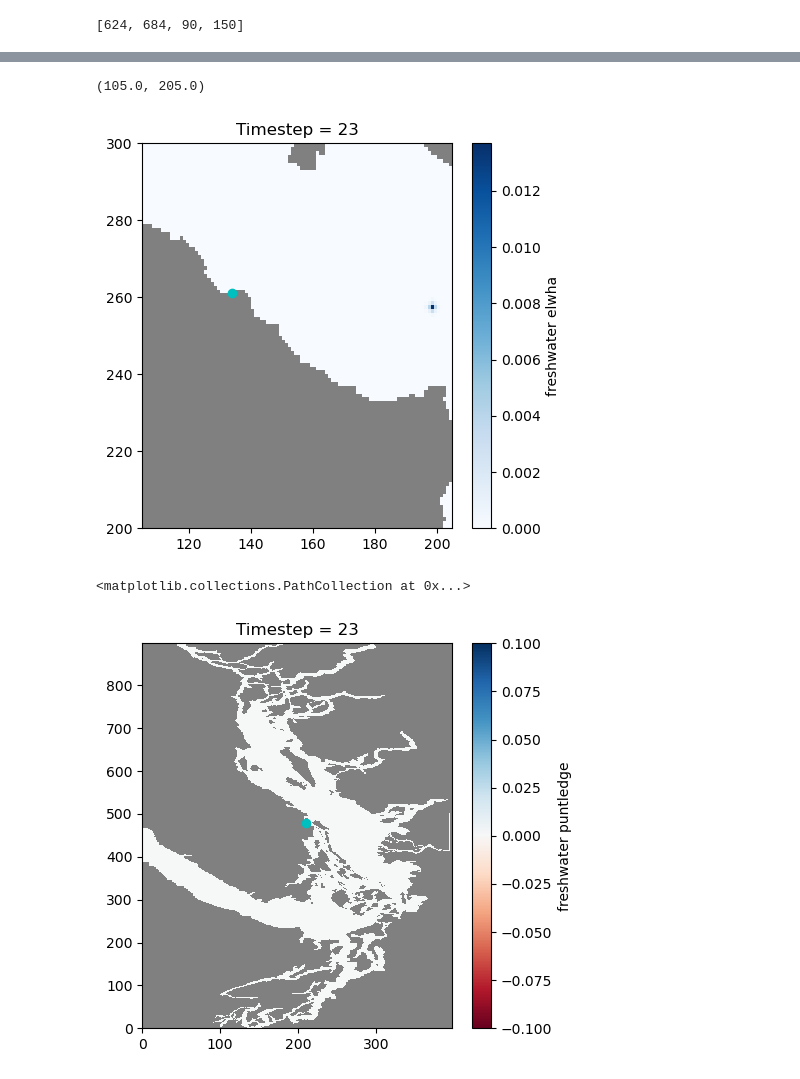
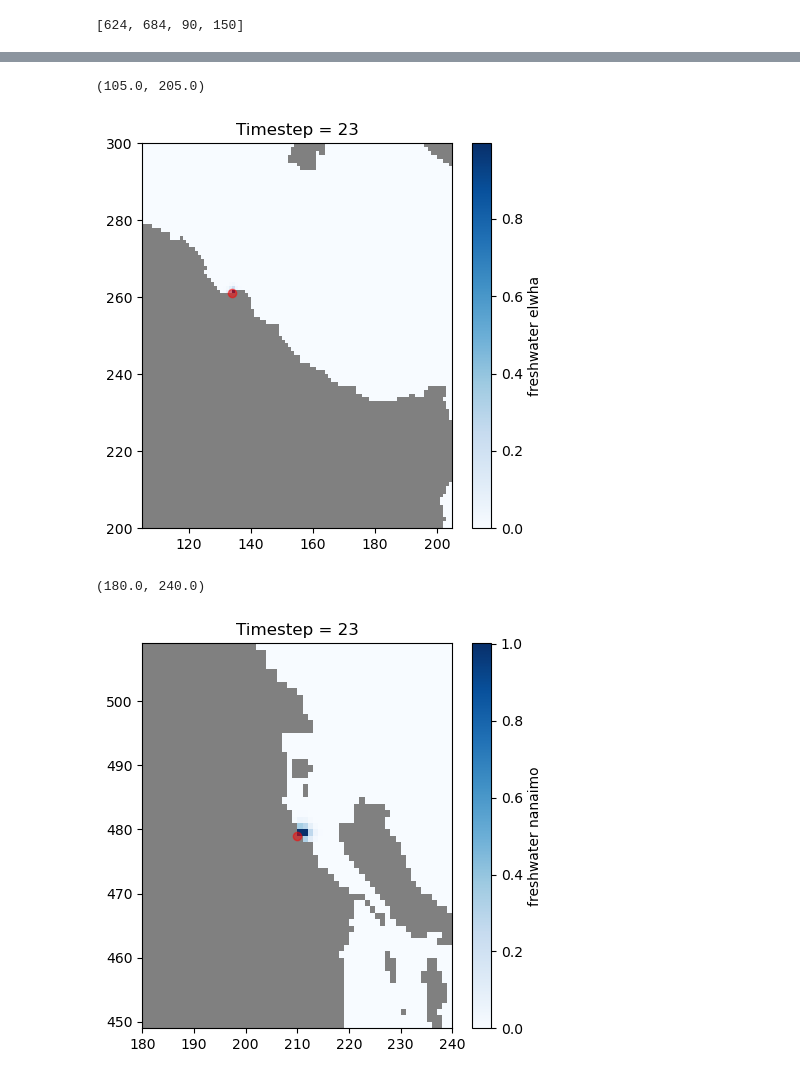
Before and after one commit to SalishSeaCast/analysis-cassidy, a Jupyter notebook: notebooks/river_dye_trace/look_at_results.ipynb, the cells around one changed output, grey strips where cells are left out. Drawn from its saved outputs; the diff is of its cells as text; code cells hidden in the pictures.

```diff
--- a/notebooks/river_dye_trace/look_at_results.ipynb
+++ b/notebooks/river_dye_trace/look_at_results.ipynb
@@ -63,6 +65,8 @@ phys_rivers02 = xr.open_dataset('01mar23_riv_outputs/SalishSea_1h_20230301_20230
 # %%
 fw_rivers = xr.open_dataset('01mar23_riv_outputs/SalishSea_1h_20230301_20230301_rivr_T.nc')
-fw_rivers02 = xr.open_dataset('01mar23_riv_outputs/SalishSea_1h_20230301_20230301_rivr_T.nc')
+fw_rivers02 = xr.open_dataset('01mar23_riv_outputs02/SalishSea_1h_20230301_20230301_rivr_T.nc')
+fw_rivers03 = xr.open_dataset('01mar23_riv_outputs03/SalishSea_1h_20230301_20230301_rivr_T.nc')
+fw_rivers04 = xr.open_dataset('01mar23_riv_outputs04/SalishSea_1h_20230301_20230301_rivr_T.nc')
 # %%
 uvels = xr.open_dataset('01mar23_fix/SalishSea_1h_20230401_20230401_grid_U.nc')
 # %%
@@ -281,37 +341,34 @@ tstep = 23
 cmap = mpl.colormaps['Blues']
 cmap.set_bad('gray')
 fig, ax = plt.subplots(1, 1, figsize=(5, 5))
-freshwater = np.ma.masked_array(fw_rivers02.elwha_river[tstep, 0], mask=tmask[0])
+freshwater = np.ma.masked_array(fw_rivers04.elwha_river[tstep, 0], mask=tmask[0])
 colours = ax.pcolormesh(freshwater, cmap=cmap)
 cb = fig.colorbar(colours, ax=ax)
 cb.set_label('freshwater elwha')
 ax.set_title('Timestep = {}'.format(str(tstep)))
-ax.scatter(rivers.prop_dict['jdf']['Elwha']['j'],rivers.prop_dict['jdf']['Elwha']['i'],color='c')
-# ax.set_ylim(Puntledge[0], Puntledge[1])
-# ax.set_xlim(Puntledge[2], Puntledge[3])
+ax.scatter(rivers.prop_dict['jdf']['Elwha']['j'],rivers.prop_dict['jdf']['Elwha']['i'],color='r', alpha = 0.5)
+ax.set_ylim(Elwha[0], Elwha[1])
+ax.set_xlim(Elwha[2], Elwha[3])
 
 ax.set_ylim(200, 300)
 ax.set_xlim(105, 205)
 # %% [output]
 (105.0, 205.0)
-[figure, old version]
+[figure, new version]
 # %%
 tstep = 23
 
-cmap = mpl.colormaps['RdBu']
+cmap = mpl.colormaps['Blues']
 cmap.set_bad('gray')
 fig, ax = plt.subplots(1, 1, figsize=(5, 5))
-freshwater = np.ma.masked_array(fw_rivers02.nanaimo_river[tstep, 0], mask=tmask[0])
+freshwater = np.ma.masked_array(fw_rivers04.nanaimo_river[tstep, 0], mask=tmask[0])
 colours = ax.pcolormesh(freshwater, cmap=cmap)
 cb = fig.colorbar(colours, ax=ax)
-cb.set_label('freshwater puntledge')
+cb.set_label('freshwater nanaimo')
 ax.set_title('Timestep = {}'.format(str(tstep)))
-ax.scatter(rivers.prop_dict['evi_s']['Nanaimo1']['j'],rivers.prop_dict['evi_s']['Nanaimo1']['i'],color='c')
-# ax.set_ylim(Puntledge[0], Puntledge[1])
-# ax.set_xlim(Puntledge[2], Puntledge[3])
-
-# ax.set_ylim(200, 300)
-# ax.set_xlim(150, 250)
+ax.scatter(rivers.prop_dict['evi_s']['Nanaimo1']['j'],rivers.prop_dict['evi_s']['Nanaimo1']['i'],color='r', alpha = 0.5)
+ax.set_ylim(Nanaimo[0], Nanaimo[1])
+ax.set_xlim(Nanaimo[2], Nanaimo[3])
 # %% [output]
-<matplotlib.collections.PathCollection at 0x...>
+(180.0, 240.0)
-[figure, old version]
+[figure, new version]
```
Also changed, not shown: parts of 12 cells of this notebook.
